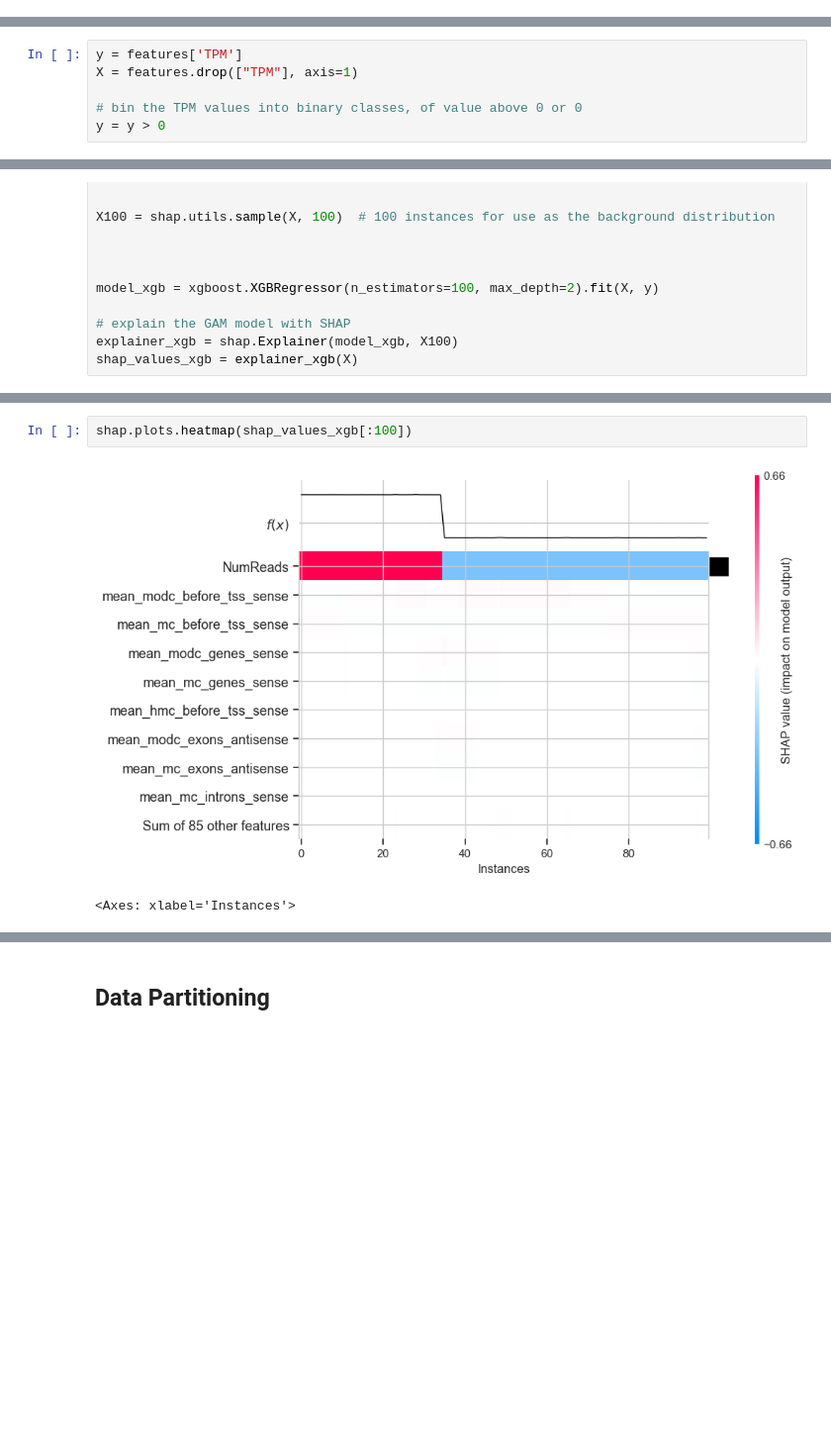
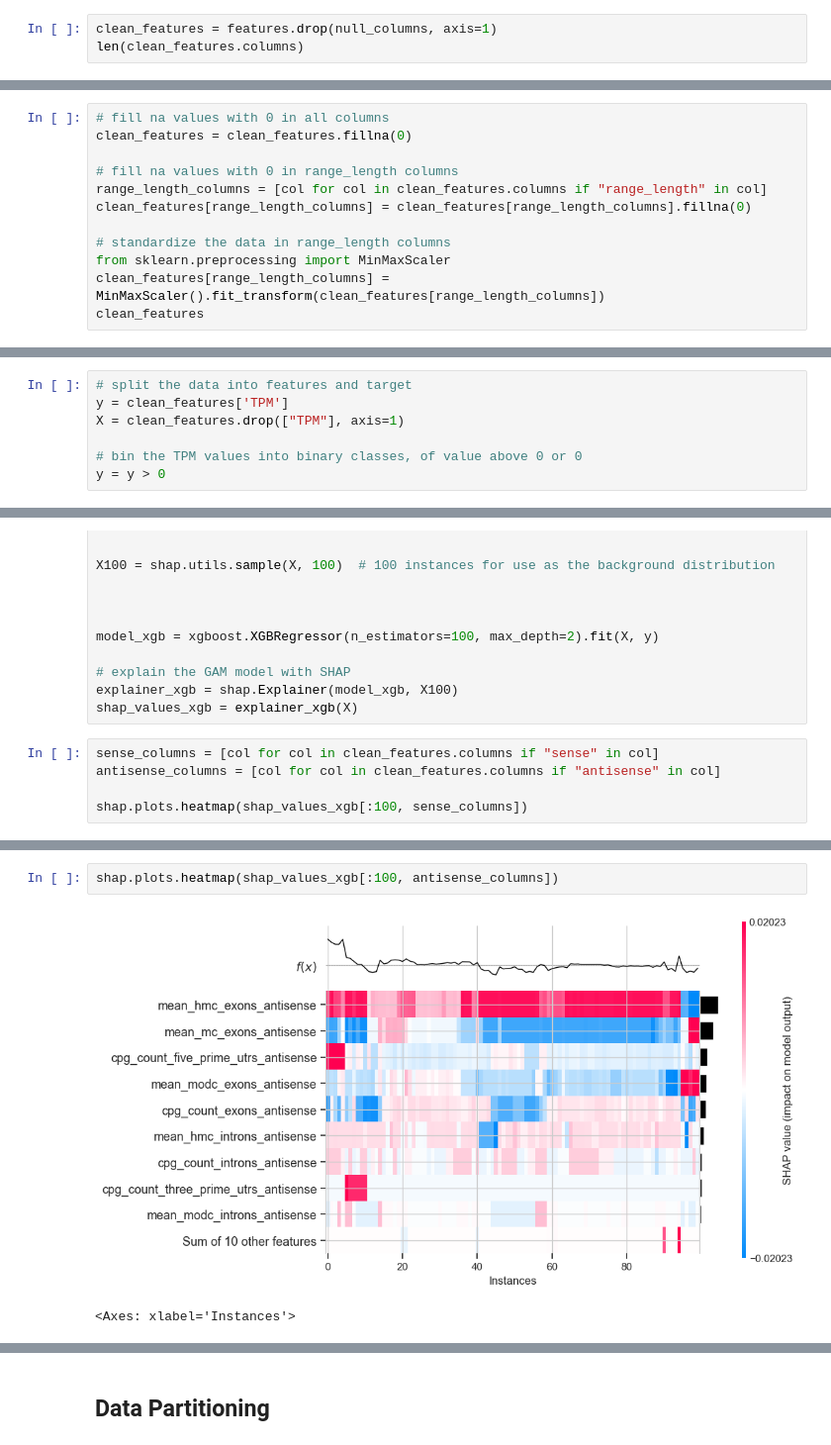
Before and after one commit to nicolawongch/gene_expression_prediction, a Jupyter notebook: methylation_analysis/modality.ipynb, the cells around one changed output, grey strips where cells are left out. Shown at 99% size. Saved outputs shown, nothing was run; the diff lists cells and outputs as text; blank space fills up the shorter version.

```diff
--- a/methylation_analysis/modality.ipynb
+++ b/methylation_analysis/modality.ipynb
@@ -1370,0 +1368,3 @@ KeyboardInterrupt:
+# %%
+clean_features = features.drop(null_columns, axis=1)
+len(clean_features.columns)
@@ -1370,0 +1409,12 @@ KeyboardInterrupt:
+# %%
+# fill na values with 0 in all columns
+clean_features = clean_features.fillna(0)
+
+# fill na values with 0 in range_length columns
+range_length_columns = [col for col in clean_features.columns if "range_length" in col]
+clean_features[range_length_columns] = clean_features[range_length_columns].fillna(0)
+
+# standardize the data in range_length columns
+from sklearn.preprocessing import MinMaxScaler
+clean_features[range_length_columns] = MinMaxScaler().fit_transform(clean_features[range_length_columns])
+clean_features
@@ -1371,6 +1435,7 @@ KeyboardInterrupt:
 # %%
-y = features['TPM']
-X = features.drop(["TPM"], axis=1)
+# split the data into features and target
+y = clean_features['TPM']
+X = clean_features.drop(["TPM"], axis=1)
 
 # bin the TPM values into binary classes, of value above 0 or 0
 y = y > 0
@@ -1389,3 +1485,8 @@ model_xgb = xgboost.XGBRegressor(n_estimators=100, max_depth=2).fit(X, y)
 # explain the GAM model with SHAP
 explainer_xgb = shap.Explainer(model_xgb, X100)
 shap_values_xgb = explainer_xgb(X)
+# %%
+sense_columns = [col for col in clean_features.columns if "sense" in col]
+antisense_columns = [col for col in clean_features.columns if "antisense" in col]
+
+shap.plots.heatmap(shap_values_xgb[:100, sense_columns])
@@ -1392,5 +1496,5 @@ shap_values_xgb = explainer_xgb(X)
 # %%
-shap.plots.heatmap(shap_values_xgb[:100])
+shap.plots.heatmap(shap_values_xgb[:100, antisense_columns])
 # %% [output]
-[figure, old version]
+[figure, new version]
 <Axes: xlabel='Instances'>
```
Also changed, not shown: parts of 19 cells of this notebook, 1 other file.
